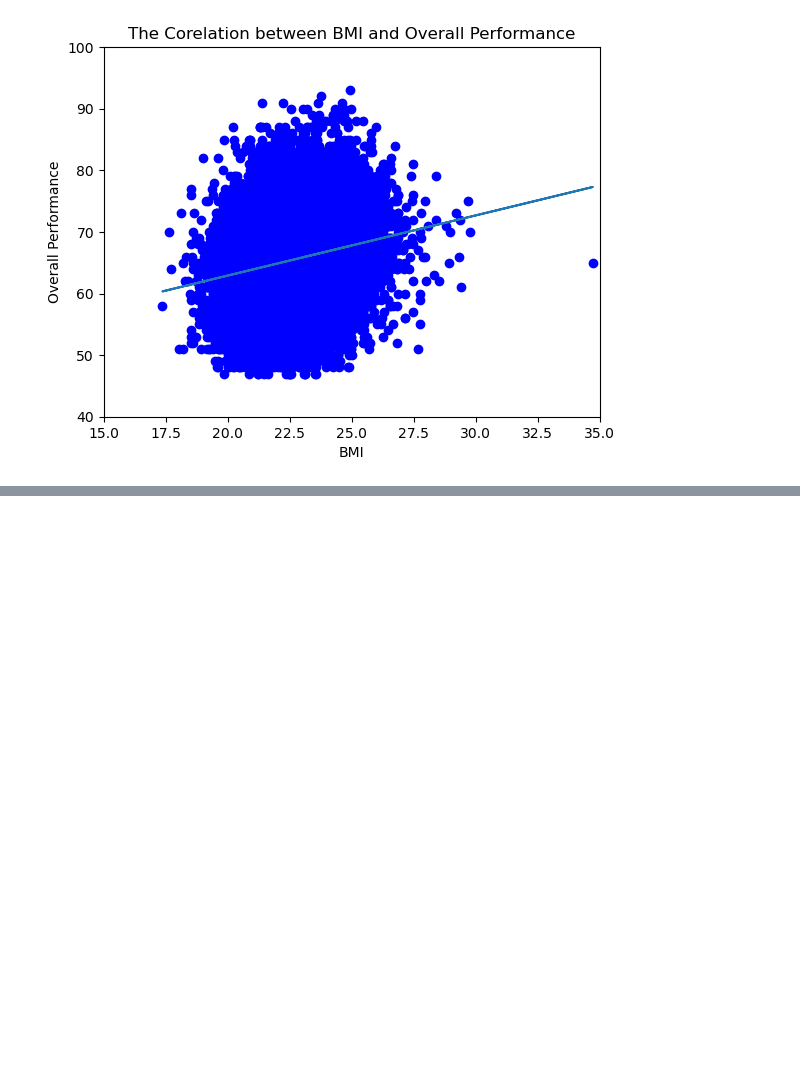
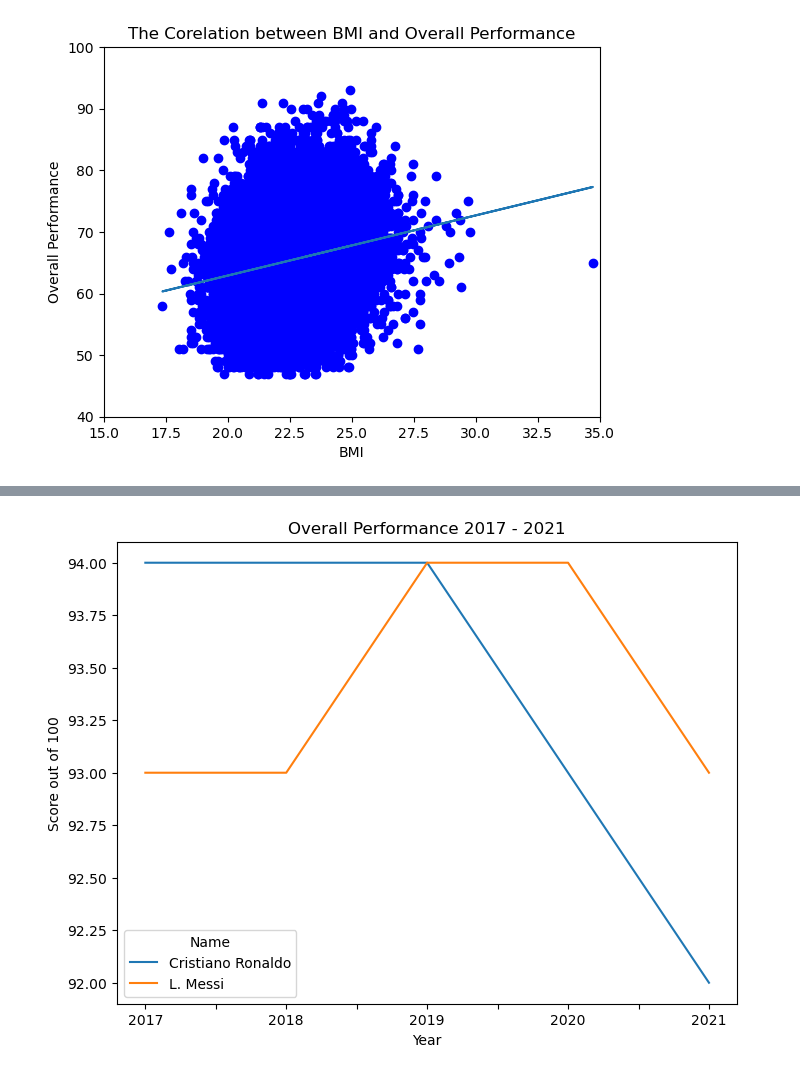
Before and after one commit to Misscoffeecassie/Group-2, a Jupyter notebook: Project_1_Group_2_FIFA_Players.ipynb, the cells around one changed output, grey strips where cells are left out. Drawn from its saved outputs; the diff is of its cells as text; code cells hidden in the pictures; blank space fills up the shorter version.

```diff
--- a/Project_1_Group_2_FIFA_Players.ipynb
+++ b/Project_1_Group_2_FIFA_Players.ipynb
@@ -421,0 +495,10 @@ The correlation between overall performace and BMI: r-value= 0.19, p-value=0.0,
+# %%
+# Merging all the cleaned Metadata dataframes into one combined dataframe
+
+combined_Mes_Ron_data_df = pd.merge(FIFA_players_2017_metadata, FIFA_players_2018_metadata, on = "sofifa_id", how = "outer")
+combined_Mes_Ron_data_df = pd.merge(combined_Mes_Ron_data_df, FIFA_players_2019_metadata, on = "sofifa_id", how = "outer")
+combined_Mes_Ron_data_df = pd.merge(combined_Mes_Ron_data_df, FIFA_players_2020_metadata, on = "sofifa_id", how = "outer")
+combined_Mes_Ron_data_df = pd.merge(combined_Mes_Ron_data_df, FIFA_players_2021_metadata, on = "sofifa_id", how = "outer")
+
+# Resetting the index to name
+combined_Mes_Ron_data_df.set_index("Name", inplace = True)
@@ -421,0 +548,80 @@ The correlation between overall performace and BMI: r-value= 0.19, p-value=0.0,
+# %%
+# Overall performance of Messi vs Ronaldo from 2017 to 2021
+Overall_perform = pd.DataFrame(combined_Mes_Ron_data_df.iloc[:,[5,42,79,116,153]])
+Overall_perform.rename(columns = {"overall_2017":"2017",
+                                  "overall_2018":"2018",
+                                  "overall_2019":"2019",
+                                  "overall_2020":"2020",
+                                  "overall_2021":"2021",
+                                 }, inplace = True)
+
+Overall_perform = Overall_perform.T
+Overall_plot = Overall_perform.plot(title = "Overall Performance 2017 - 2021", figsize = (8,6), layout="tight", xlabel ="Year", \
+                                    ylabel = "Score out of 100")
+print("Overall Peformance average")
+print(Overall_perform.mean())
+print("")
+
+
+# Value in Euros from 2017 to 2021
+Value_euros = pd.DataFrame(combined_Mes_Ron_data_df.iloc[:,[7,44,81,118,155]])
+Value_euros.rename(columns = {"value_eur_2017":"2017",
+                                  "value_eur_2018":"2018",
+                                  "value_eur_2019":"2019",
+                                  "value_eur_2020":"2020",
+                                  "value_eur_2021":"2021",
+                                 }, inplace = True)
+
+Value_euros = Value_euros.T
+Value_euros_plot = Value_euros.plot.bar(title = "Value in Euros 2017 - 2021", figsize = (8,6), layout="tight", xlabel ="Year", \
+                                        ylabel = "Value in Euros(€) 100 Million",)
+print("Value in Euros average")
+print(Value_euros.mean())
+print("")
+
+
+# Overall goals for club and country
+Goals_scored = pd.DataFrame(combined_Mes_Ron_data_df.iloc[:,[190,191,192,193,194]])
+Goals_scored.rename(columns = {"goals_2017":"2017",
+                               "goals_2018":"2018",
+                               "goals_2019":"2019",
+                               "goals_2020":"2020",
+                               "goals_2021":"2021",
+                                 }, inplace = True)
+
+Goals_scored = Goals_scored.T
+Goals_plot = Goals_scored.plot(title = "Goals Scored 2017 - 2021", figsize = (8,6), layout="tight", xlabel ="Year",
+                                ylabel = "Goals Scored (Club & Country)")
+print("Goals scored average")
+print(Goals_scored.mean())
+print("")
+
+
+# Overall goal assists for club and country
+Goal_asst = pd.DataFrame(combined_Mes_Ron_data_df.iloc[:,[195,196,197,198,199]])
+Goal_asst.rename(columns = {"goal_ast_2017":"2017",
+                               "goal_ast_2018":"2018",
+                               "goal_ast_2019":"2019",
+                               "goal_ast_2020":"2020",
+                               "goal_ast_2021":"2021",
+                                 }, inplace = True)
+
+Goal_asst = Goal_asst.T
+Goal_asst_plot = Goal_asst.plot(title = "Goal Assists 2017 - 2021", figsize = (8,6),layout="tight", xlabel ="Year",
+                                ylabel = "Goals assist (Club & Country)")
+print("Goal Assists average")
+print(Goal_asst.mean())
+print("")
+
+plt.show()
+
+# Key findings from the analysis
+# 1) Messi has had the more consistent overall performance score when compared to Ronaldo however
+#    both have maintained the same average overall performance score over the period
+#
+# 2) Messi has been the higher valued player throughout his career when compared to Ronaldo
+#
+# 3) Ronaldo has scored more goals on average for the period compared to Messi although it is only a marginal difference
+#
+# 4) Messi has a significantly better goal assists average over the period compared to Ronaldo
+# %% [output]
@@ -421,0 +645 @@ The correlation between overall performace and BMI: r-value= 0.19, p-value=0.0,
+[figure, added]
```
Also changed, not shown: parts of 14 cells of this notebook.
